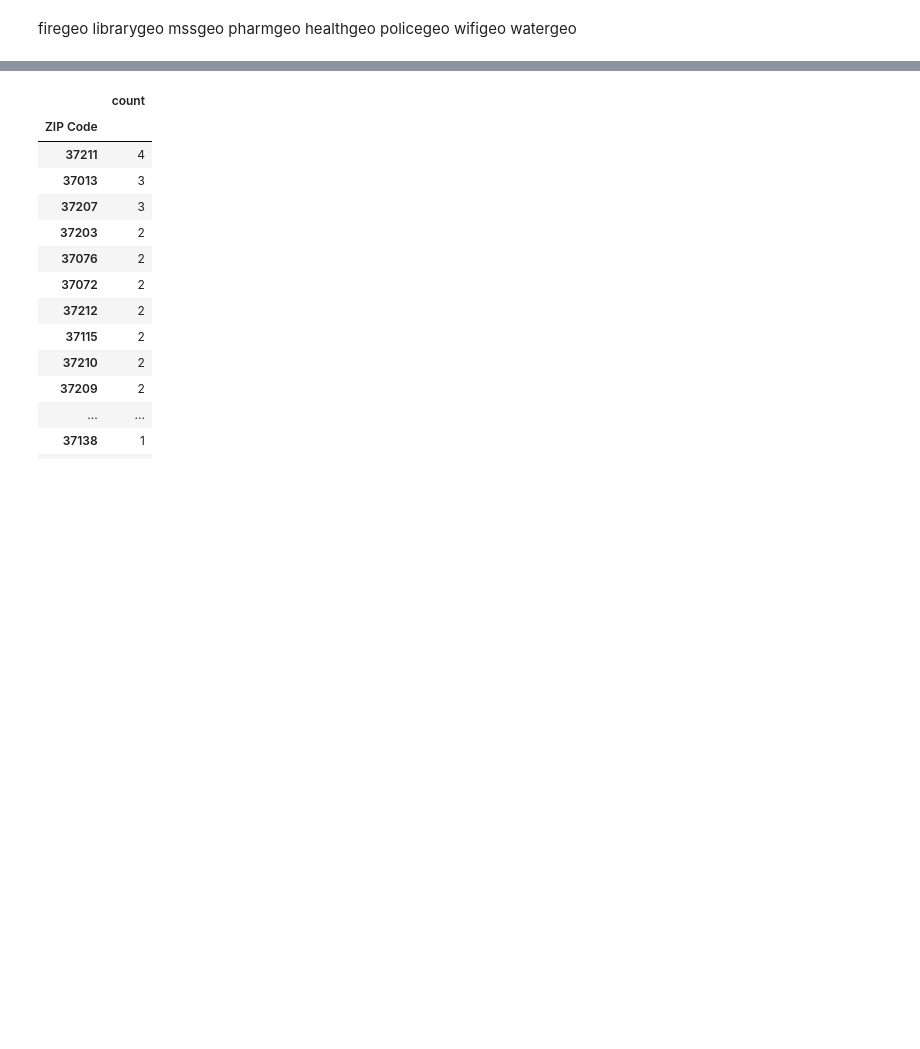
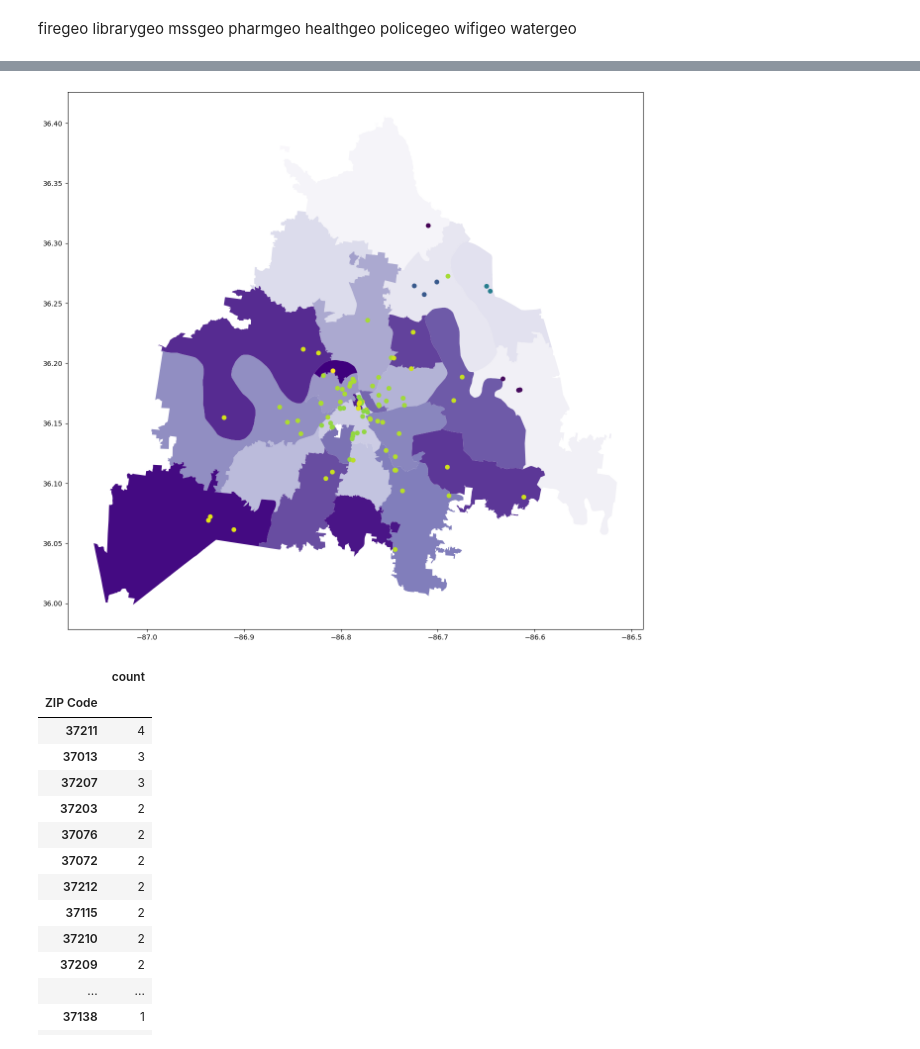
Before and after one commit to Luna-Agora/caps, a Jupyter notebook: notebooks/davidson_geo_folium.ipynb, the cells around one changed output, grey strips where cells are left out. Saved outputs shown, nothing was run; the diff lists cells and outputs as text; code cells hidden in the pictures; blank space fills up the shorter version.

```diff
--- a/notebooks/davidson_geo_folium.ipynb
+++ b/notebooks/davidson_geo_folium.ipynb
@@ -513,3 +526,5 @@ healthgeo
 policegeo
 wifigeo
 watergeo
+# %%
+wifi_by_zip = gpd.sjoin(wifigeo, project)
@@ -516,3 +553,10 @@ watergeo
+# %%
+ax = project.plot(figsize = (15, 15), cmap = 'Purples')
+wifi_by_zip.plot( ax = ax, column = 'ZIP')
+plt.savefig('wifi_purple.png')
+plt.show();
+# %% [output]
+[figure, added]
 # %%
 fire_vc = fireclean['ZIP Code'].value_counts()
 fire_vc.to_frame()
```
Also changed, not shown: parts of 5 cells of this notebook, 13 other files.
